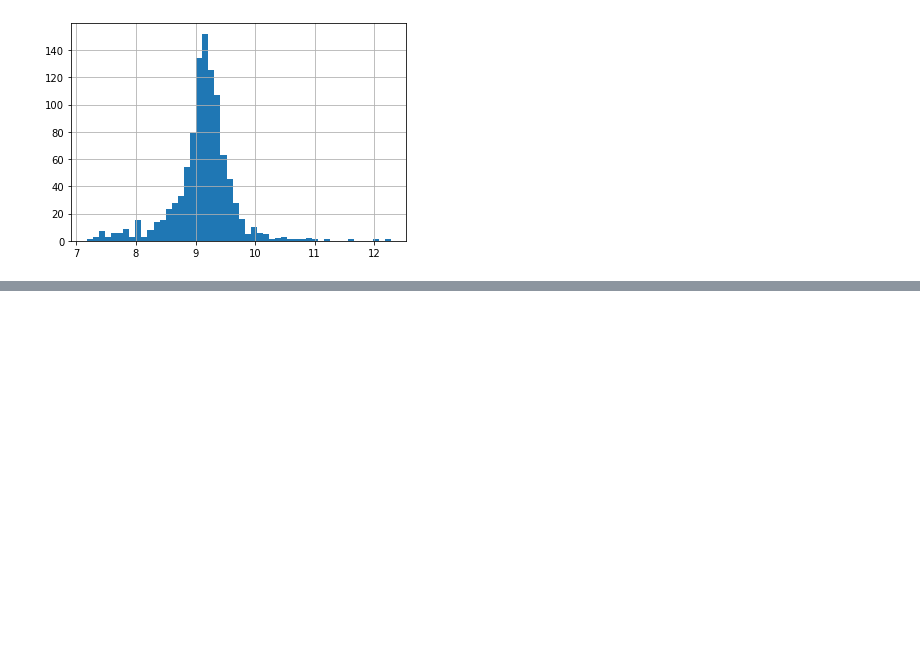
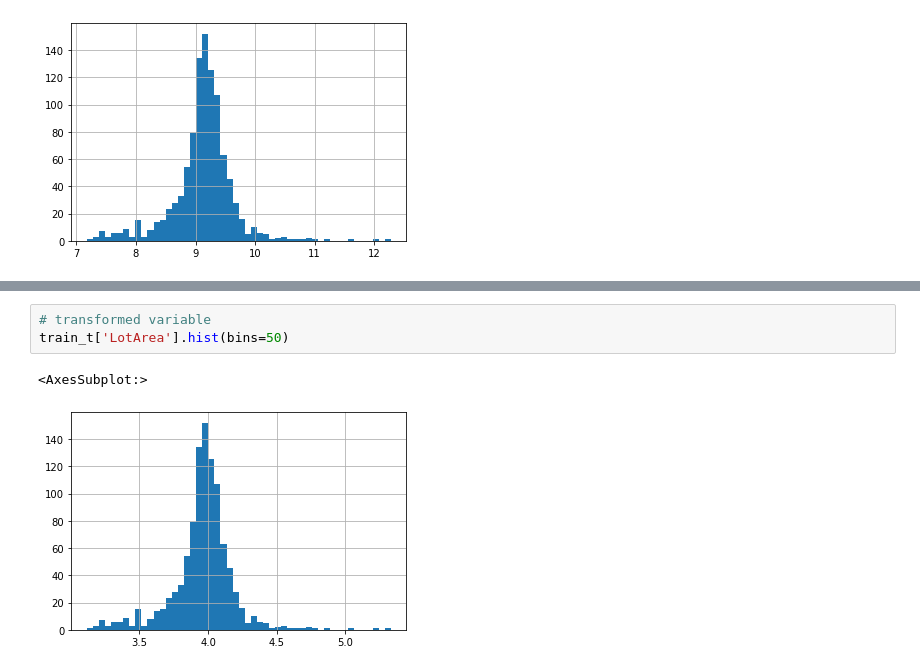
Before and after one commit to feature-engine/feature_engine, a Jupyter notebook: examples/transformation/LogTransformer.ipynb, the cells around one changed output, grey strips where cells are left out. Drawn from its saved outputs; the diff is of its cells as text; blank space fills up the shorter version.

```diff
--- a/examples/transformation/LogTransformer.ipynb
+++ b/examples/transformation/LogTransformer.ipynb
@@ -141,0 +227,6 @@ train_t['LotArea'].hist(bins=50)
+# %%
+# transformed variable
+train_t['LotArea'].hist(bins=50)
+# %% [output]
+<AxesSubplot:>
+[figure, added]
```
Also changed, not shown: parts of 29 cells of this notebook, 4 other files.
